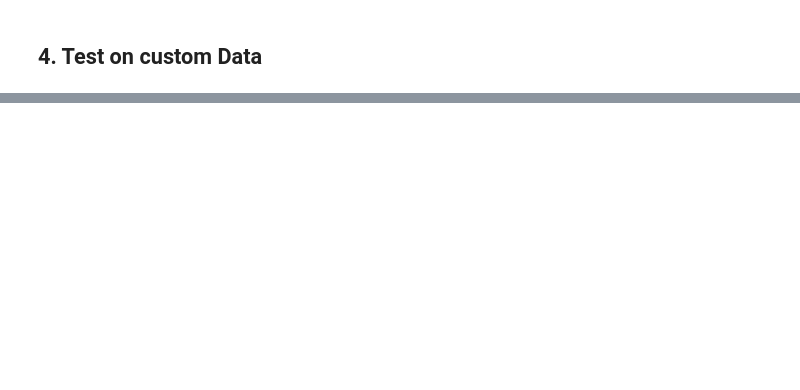
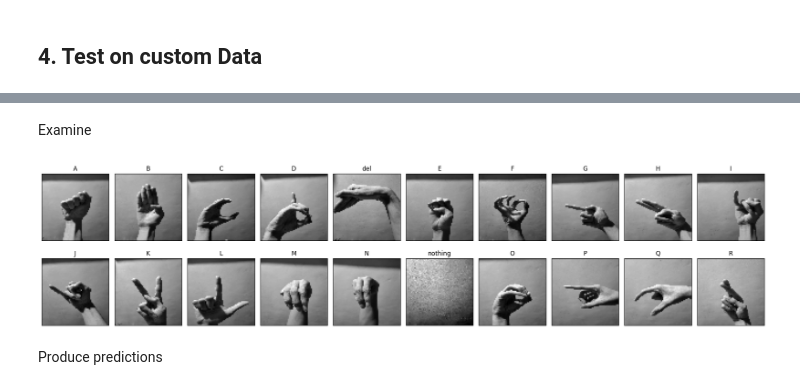
Before and after one commit to LunabaLeeris/ASLClassification, a Jupyter notebook: main.ipynb, the cells around one changed output, grey strips where cells are left out. Cells and saved outputs as stored; diff of their text form; code cells hidden in the pictures; blank space fills up the shorter version.

```diff
--- a/main.ipynb
+++ b/main.ipynb
@@ -270,0 +285,2 @@ Summary of Model Performance:
+# %%
+x_test, y_test = load_images_from_folder(test_dir)
@@ -270,0 +305,27 @@ Summary of Model Performance:
+# %% [markdown]
+Examine
+# %%
+import matplotlib.pyplot as plt
+
+fig = plt.figure(figsize=(20, 5))
+num_classes = 29  # Total number of classes (folders)
+images_per_class = 10  # Total images per class
+images_to_display = min(num_classes, 20)  # Limit to 20 images or the number of classes, whichever is smaller
+
+for class_index in range(images_to_display):
+    img_idx = class_index * images_per_class  # Take the first image from each class
+
+    ax = fig.add_subplot(2, 10, class_index + 1, xticks=[], yticks=[])
+
+    # Reshape the flattened image back to (img_size, img_size)
+    img_reshaped = x_test[img_idx].reshape(img_size, img_size)
+
+    ax.imshow(img_reshaped, cmap='gray')  # Display in grayscale
+    ax.set_title("{}".format(find_label_of_int(y_test[img_idx])))
+
+plt.tight_layout()
+plt.show()
+# %% [output]
+[figure, added]
+# %% [markdown]
+Produce predictions
```
Also changed, not shown: parts of 13 cells of this notebook.
